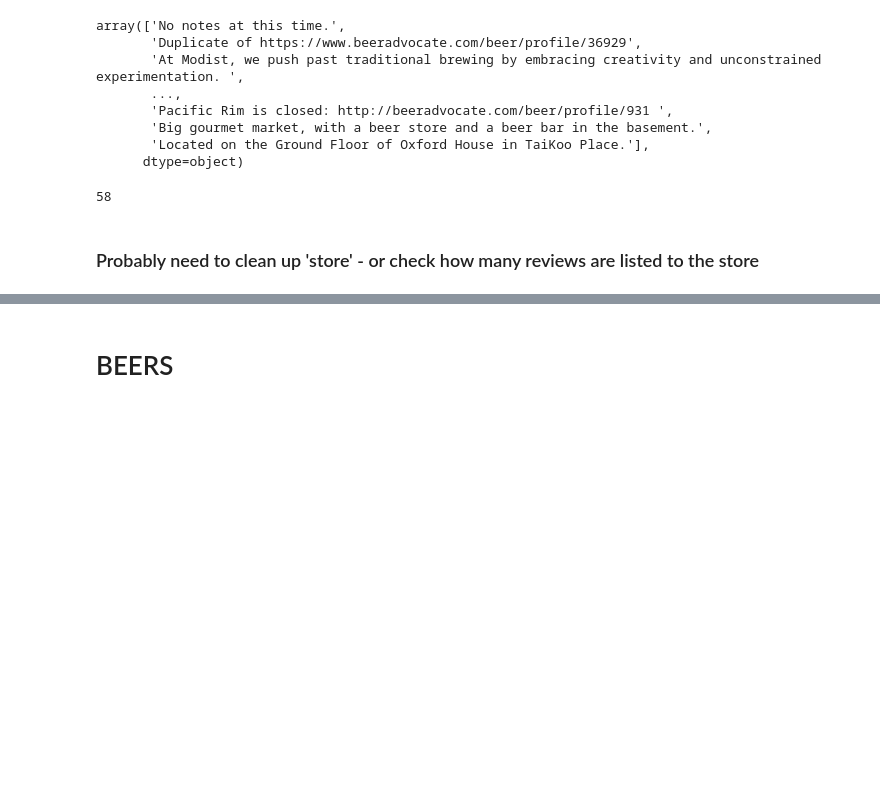
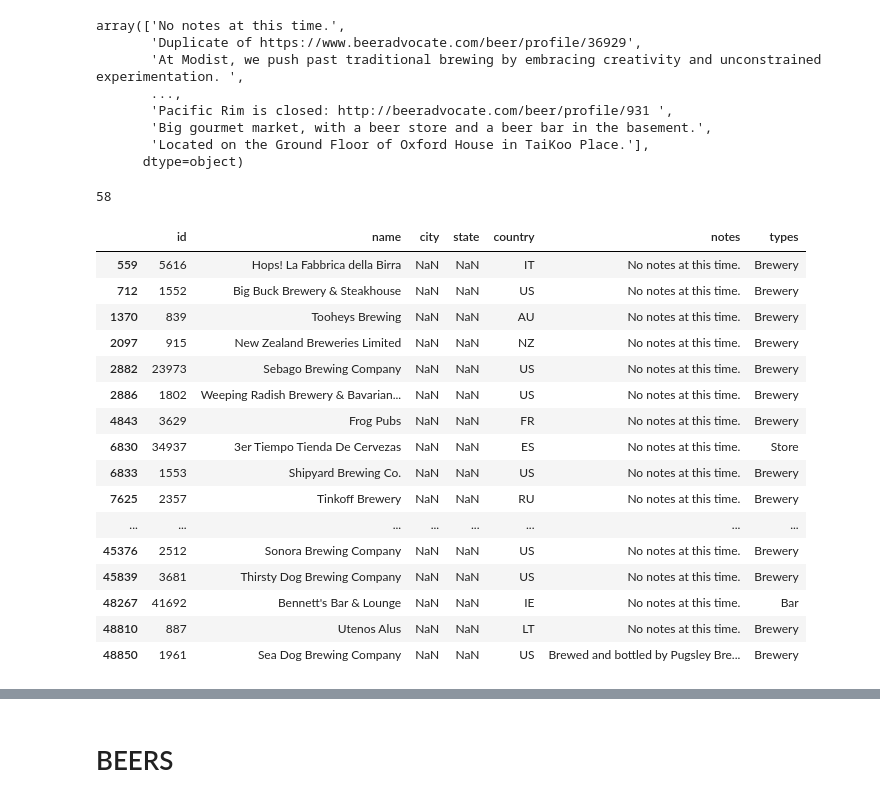
Before and after one commit to aabrahamson3/beer30, a Jupyter notebook: Beer-EDA.ipynb, the cells around one changed output, grey strips where cells are left out. Saved outputs shown, nothing was run; the diff lists cells and outputs as text; code cells hidden in the pictures; blank space fills up the shorter version.

Commit message:
cleaning up jupyter notebooks

```diff
--- a/Beer-EDA.ipynb
+++ b/Beer-EDA.ipynb
@@ -377,9 +359,28 @@ array(['No notes at this time.',
        'Big gourmet market, with a beer store and a beer bar in the basement.',
        'Located on the Ground Floor of Oxford House in TaiKoo Place.'],
       dtype=object)
+# %%
+# There are 58 breweries that don't have a listed city
+breweries.city.isna().sum()
+# %% [output]
+58
 # %%
-breweries.city.isna().sum()
+breweries.loc[breweries.city.isna()]
 # %% [output]
-58
+|  | id | name | city | state | country | notes | types |
+| 559 | 5616 | Hops! La Fabbrica della Birra | NaN | NaN | IT | No notes at this time. | Brewery |
+| 712 | 1552 | Big Buck Brewery & Steakhouse | NaN | NaN | US | No notes at this time. | Brewery |
+| 1370 | 839 | Tooheys Brewing | NaN | NaN | AU | No notes at this time. | Brewery |
+| 2097 | 915 | New Zealand Breweries Limited | NaN | NaN | NZ | No notes at this time. | Brewery |
+| 2882 | 23973 | Sebago Brewing Company | NaN | NaN | US | No notes at this time. | Brewery |
+| 2886 | 1802 | Weeping Radish Brewery & Bavarian... | NaN | NaN | US | No notes at this time. | Brewery |
+| 4843 | 3629 | Frog Pubs | NaN | NaN | FR | No notes at this time. | Brewery |
+| 6830 | 34937 | 3er Tiempo Tienda De Cervezas | NaN | NaN | ES | No notes at this time. | Store |
+| 6833 | 1553 | Shipyard Brewing Co. | NaN | NaN | US | No notes at this time. | Brewery |
+| 7625 | 2357 | Tinkoff Brewery | NaN | NaN | RU | No notes at this time. | Brewery |
+| ... | ... | ... | ... | ... | ... | ... | ... |
+| 45376 | 2512 | Sonora Brewing Company | NaN | NaN | US | No notes at this time. | Brewery |
+| 45839 | 3681 | Thirsty Dog Brewing Company | NaN | NaN | US | No notes at this time. | Brewery |
+| 48267 | 41692 | Bennett's Bar & Lounge | NaN | NaN | IE | No notes at this time. | Bar |
+| 48810 | 887 | Utenos Alus | NaN | NaN | LT | No notes at this time. | Brewery |
+| 48850 | 1961 | Sea Dog Brewing Company | NaN | NaN | US | Brewed and bottled by Pugsley Bre... | Brewery |
-# %% [markdown]
-### Probably need to clean up 'store' - or check how many reviews are listed to the store
```
Also changed, not shown: parts of 52 cells of this notebook, 1 other file.
